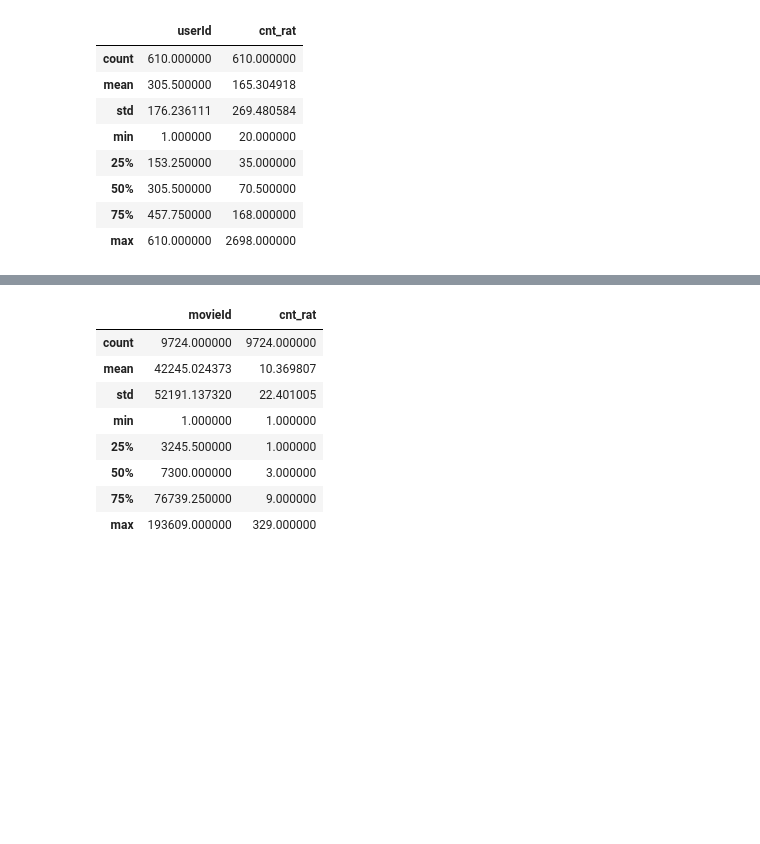
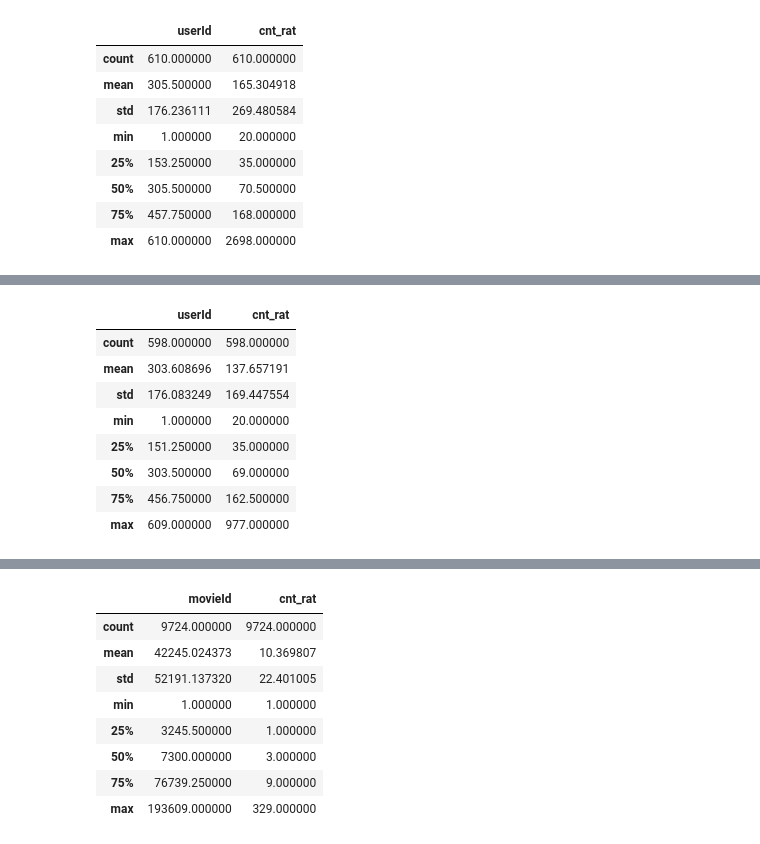
Before and after one commit to LorenaGiVa/Caso---Marketing, a Jupyter notebook: b_exploracion.ipynb, the cells around one changed output, grey strips where cells are left out. Saved outputs shown, nothing was run; the diff lists cells and outputs as text; code cells hidden in the pictures; blank space fills up the shorter version.

```diff
--- a/b_exploracion.ipynb
+++ b/b_exploracion.ipynb
@@ -138,3 +110,15 @@ fig.show()
+# %%
+rating_users2.describe()
+# %% [output]
+|  | userId | cnt_rat |
+| count | 598.000000 | 598.000000 |
+| mean | 303.608696 | 137.657191 |
+| std | 176.083249 | 169.447554 |
+| min | 1.000000 | 20.000000 |
+| 25% | 151.250000 | 35.000000 |
+| 50% | 303.500000 | 69.000000 |
+| 75% | 456.750000 | 162.500000 |
+| max | 609.000000 | 977.000000 |
 # %%
 ### calificacion de cada pelicula
 rating_movie = pd.read_sql('''select movieId,
```
Also changed, not shown: parts of 11 cells of this notebook.
